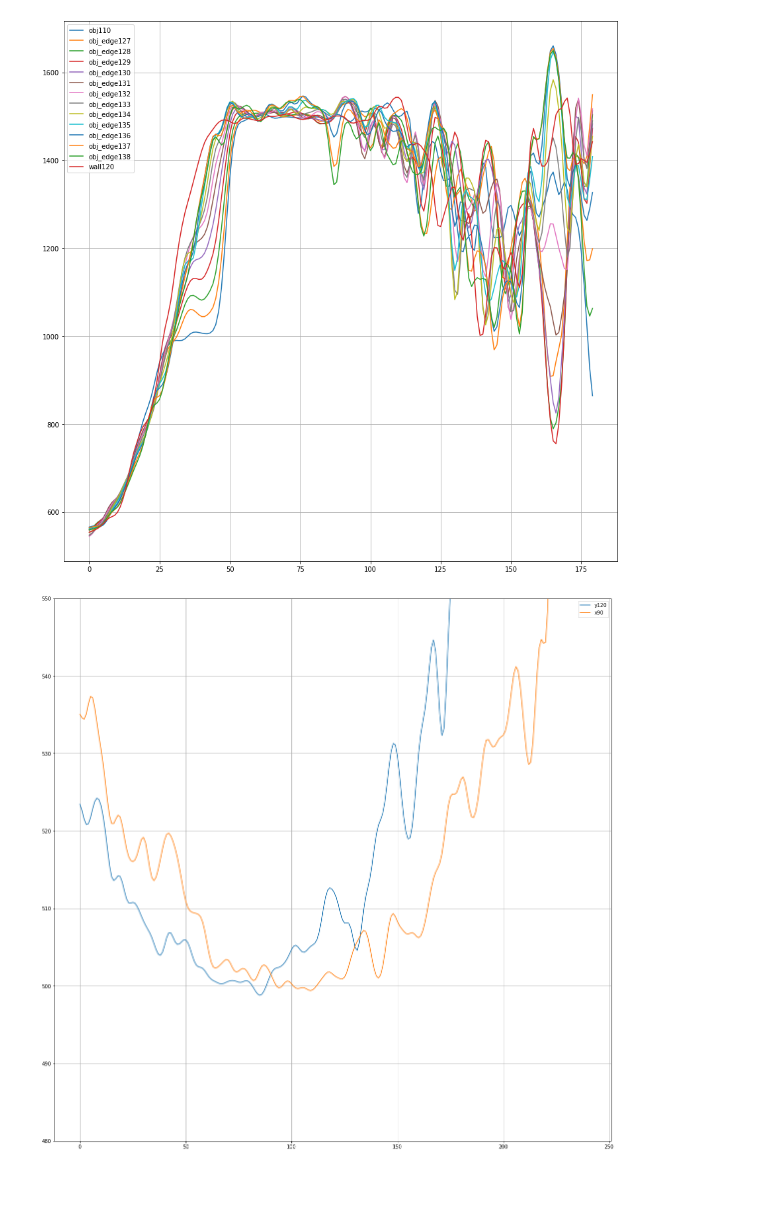
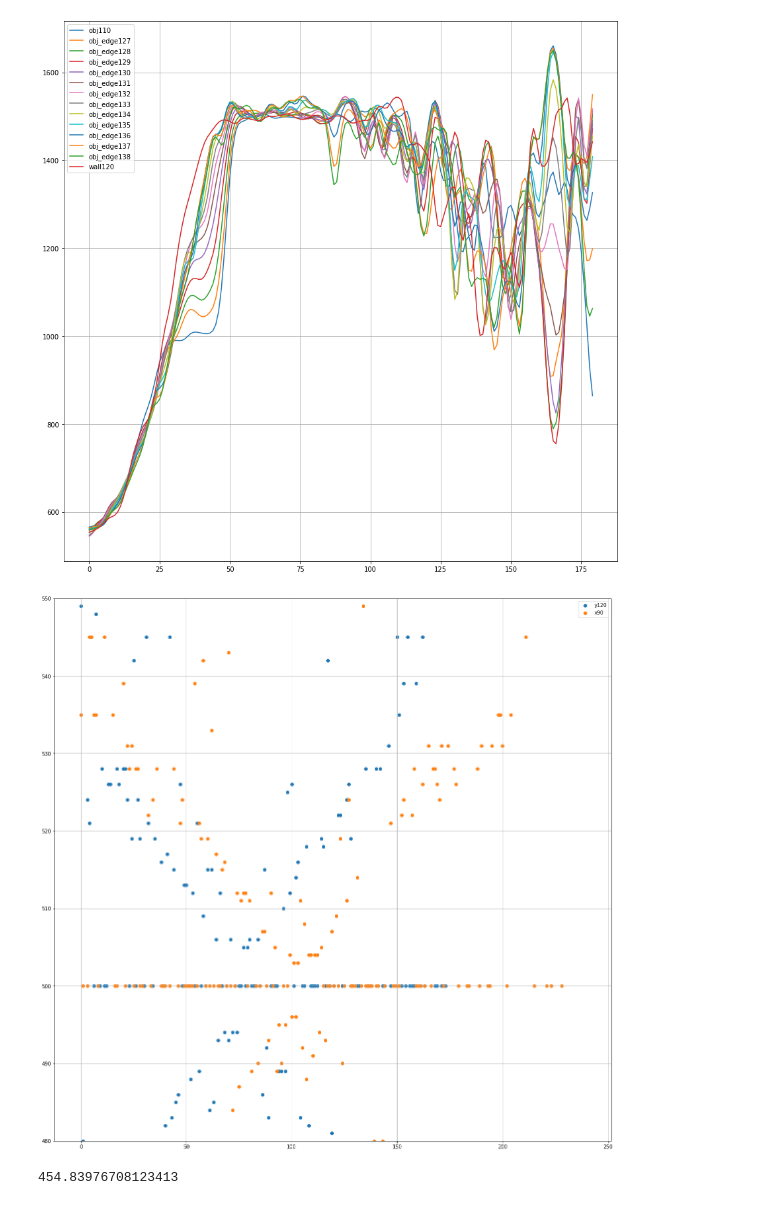
Before and after one commit to dimatoys/srobot, a Jupyter notebook: analysis/camera.ipynb, the cells around one changed output. Cells and saved outputs as stored; diff of their text form; code cells hidden in the pictures.

```diff
--- a/analysis/camera.ipynb
+++ b/analysis/camera.ipynb
@@ -25,12 +25,12 @@ def zeroToNone(v):
 def draw_yline(ax, img, x, label=""):
     y = range(height)
     x1 = [zeroToNone(img[x,height-i-1]) for i in y]
-    ax.plot(y, x1, label=f"{label}{x}")
+    ax.scatter(y, x1, label=f"{label}{x}")
 
 def draw_xline(ax, img, y, label=""):
     x = range(width)
     y1 = [zeroToNone(img[i,height-y-1]) for i in x]
-    ax.plot(x, y1, label=f"{label}{y}")
+    ax.scatter(x, y1, label=f"{label}{y}")
 
 def gaussian_kernel(size):
    x, y = np.mgrid[-size:size+1, -size:size+1]
@@ -186,21 +186,26 @@ image.show()
 # %%
 img_wall50 = load_img("depth_wall50")
 kernel_size = 10
 c = gaussian_kernel(kernel_size)
 
 img_wall50c = convolve(img_wall50, c)
 
 import matplotlib.pyplot as plt
 
 plt.rcParams["figure.figsize"] = (20,20)
 fig, ax = plt.subplots()
-draw_yline(ax, img_wall50c, 120, "y")
-draw_xline(ax, img_wall50c, 90, "x")
+draw_yline(ax, img_wall50, 120, "y")
+draw_xline(ax, img_wall50, 90, "x")
 ax.grid(True)
 ax.legend()
 ax.set_ylim(480,550)
 #ax.set_xlim(0,80)
 
 plt.show()
 # %% [output]
-[figure, old version]
+[figure, new version]
+# %%
+#shortest
+185 / sin(24 * pi / 180)
+# %% [output]
+454.83976708123413
```
Also changed, not shown: parts of 9 cells of this notebook.
